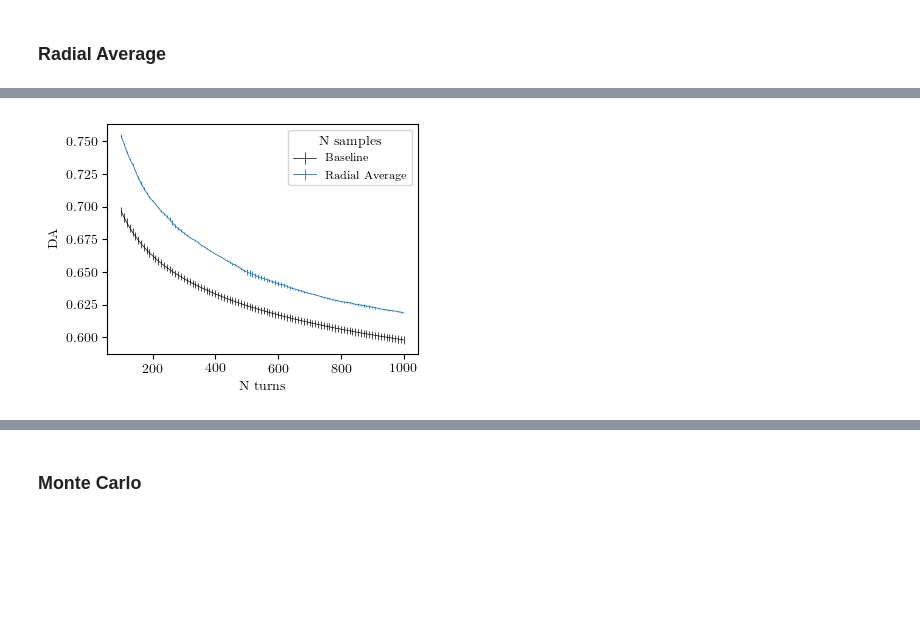
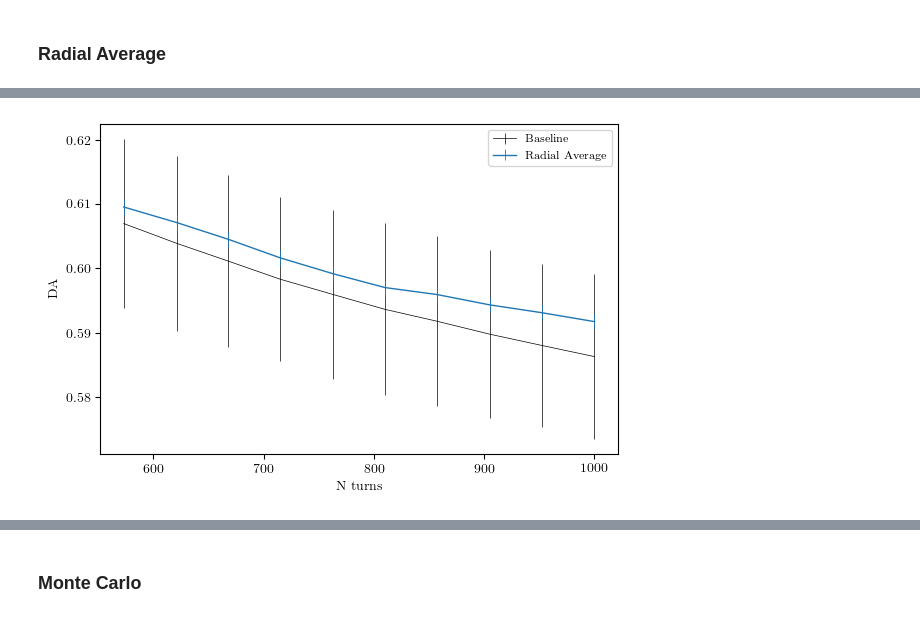
Before and after one commit to carlidel/da_measurements, a Jupyter notebook: load_and_plot.ipynb, the cells around one changed output, grey strips where cells are left out. Cells and saved outputs as stored; diff of their text form; code cells hidden in the pictures; blank space fills up the shorter version.

```diff
--- a/load_and_plot.ipynb
+++ b/load_and_plot.ipynb
@@ -33,8 +33,8 @@ matplotlib.rcParams['savefig.dpi'] = 300
 ## Load Data
 ### Load Baseline
 # %%
-with open("data/raw_data_b.pkl", 'rb') as f:
-    data_b = pickle.load(f)
+# with open("data/raw_data_b.pkl", 'rb') as f:
+#     data_b = pickle.load(f)
 
 with open("data/DA_b.pkl", 'rb') as f:
     DA_b = pickle.load(f)
@@ -215,19 +243,20 @@ plt.savefig("img/standard_integral_single.pgf")
 # %%
 # Radial Average
-plt.figure(figsize=(4, 3))
-plt.errorbar(turn_sampling, DA_b[epsilon], yerr=error_b[epsilon], c="black", linewidth=0.5, elinewidth=0.5, label="Baseline")
+pos = len(turn_sampling) // 2
+plt.figure()
+plt.errorbar(turn_sampling[:pos], DA_b[epsilon][:pos], yerr=error_b[epsilon][:pos], c="black", linewidth=0.5, elinewidth=0.5, label="Baseline")
 
 label = sorted(filter(lambda x: x[0] == epsilon, DA_2), key=lambda a: a[1])[-1]
 
-plt.errorbar(turn_sampling, DA_2[label], yerr=error_2[label], label="Radial Average", linewidth=0.6, elinewidth=0.6)
+plt.errorbar(turn_sampling[:pos], DA_2[label][:pos], yerr=error_2[label][:pos], label="Radial Average", linewidth=1, elinewidth=0.6)
 
 #plt.title("Comparison with Angular Average")
 plt.xlabel("N turns")
 plt.ylabel("DA")
-plt.legend(title="N samples", fontsize="small")
+plt.legend(fontsize="small")
 plt.tight_layout()
 
-plt.savefig("img/radial_average.png", dpi=300)
-plt.savefig("img/radial_average.pgf")
+plt.savefig("img/radial_average_end.png", dpi=300)
+plt.savefig("img/radial_average_end.pgf")
 # %% [output]
-[figure, old version]
+[figure, new version]
```
Also changed, not shown: parts of 15 cells of this notebook, 7 other files.
